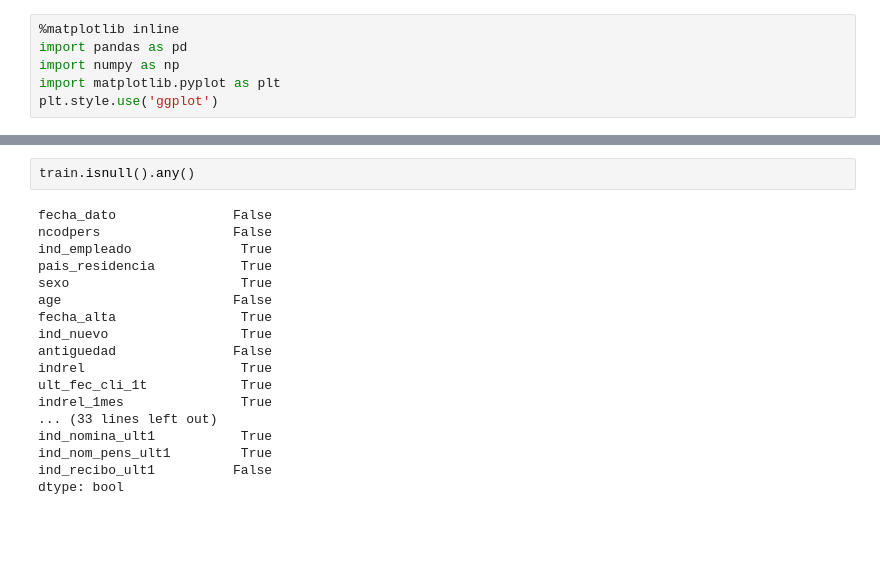
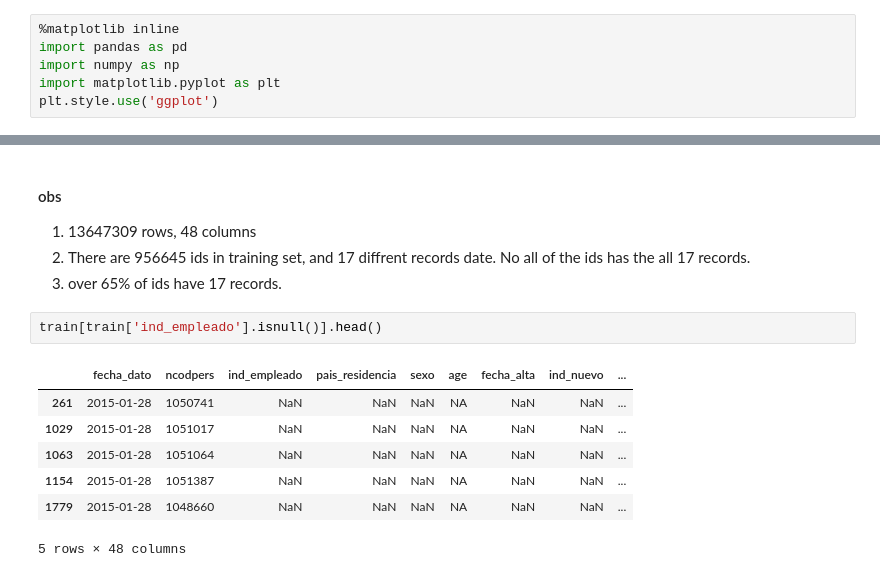
Before and after one commit to MedAlyH/Santander-Product-Recommendation, a Jupyter notebook: notebook/EAD.ipynb, the cells around one changed output, grey strips where cells are left out. Saved outputs shown, nothing was run; the diff lists cells and outputs as text; blank space fills up the shorter version.

```diff
--- a/notebook/EAD.ipynb
+++ b/notebook/EAD.ipynb
@@ -38,20 +79,15 @@ memory usage: 4.9+ GB
+# %% [markdown]
+#### obs
+1. 13647309 rows, 48 columns
+2. There are 956645 ids in training set, and 17 diffrent records date. No all of the ids has the all 17 records.
+3. over 65% of ids have 17 records.
 # %%
-train.isnull().any()
+train[train['ind_empleado'].isnull()].head()
 # %% [output]
+|  | fecha_dato | ncodpers | ind_empleado | pais_residencia | sexo | age | fecha_alta | ind_nuevo | ... |
+| 261 | 2015-01-28 | 1050741 | NaN | NaN | NaN | NA | NaN | NaN | ... |
+| 1029 | 2015-01-28 | 1051017 | NaN | NaN | NaN | NA | NaN | NaN | ... |
+| 1063 | 2015-01-28 | 1051064 | NaN | NaN | NaN | NA | NaN | NaN | ... |
+| 1154 | 2015-01-28 | 1051387 | NaN | NaN | NaN | NA | NaN | NaN | ... |
+| 1779 | 2015-01-28 | 1048660 | NaN | NaN | NaN | NA | NaN | NaN | ... |
-fecha_dato               False
-ncodpers                 False
-ind_empleado              True
-pais_residencia           True
-sexo                      True
-age                      False
-fecha_alta                True
-ind_nuevo                 True
-antiguedad               False
-indrel                    True
-ult_fec_cli_1t            True
-indrel_1mes               True
-... (33 lines left out)
-ind_nomina_ult1           True
-ind_nom_pens_ult1         True
-ind_recibo_ult1          False
-dtype: bool
+5 rows × 48 columns
```
Also changed, not shown: parts of 26 cells of this notebook.
